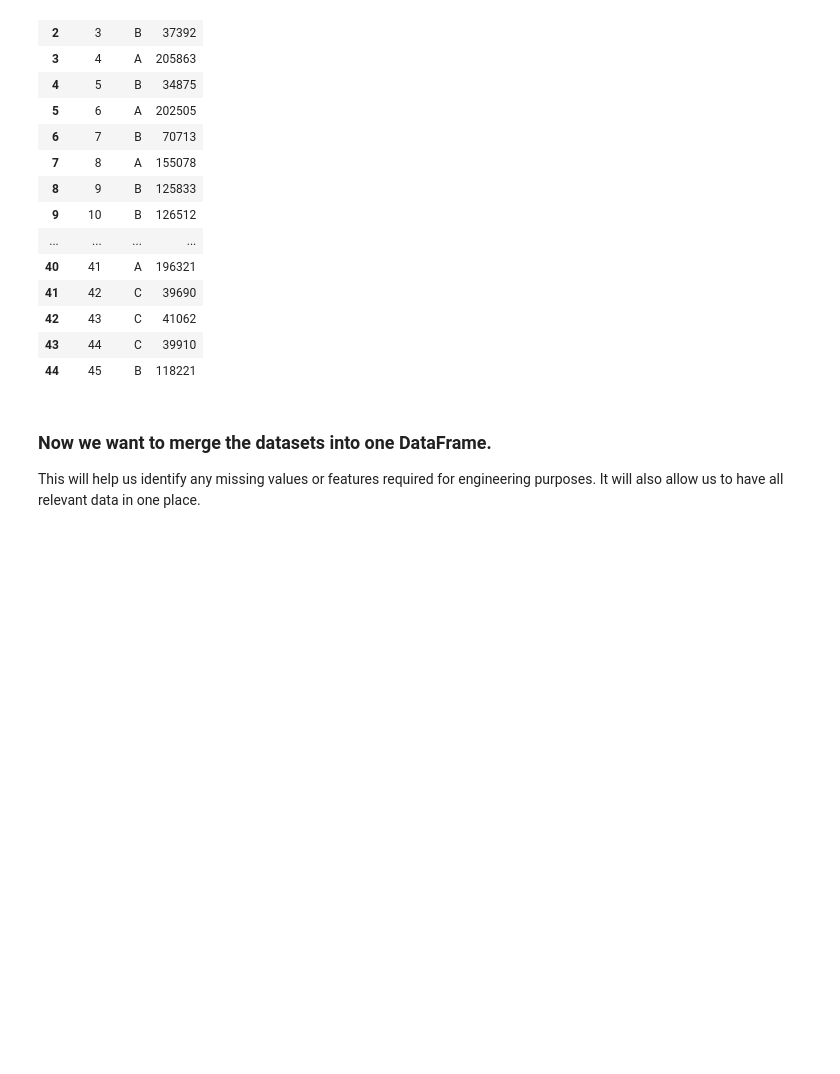
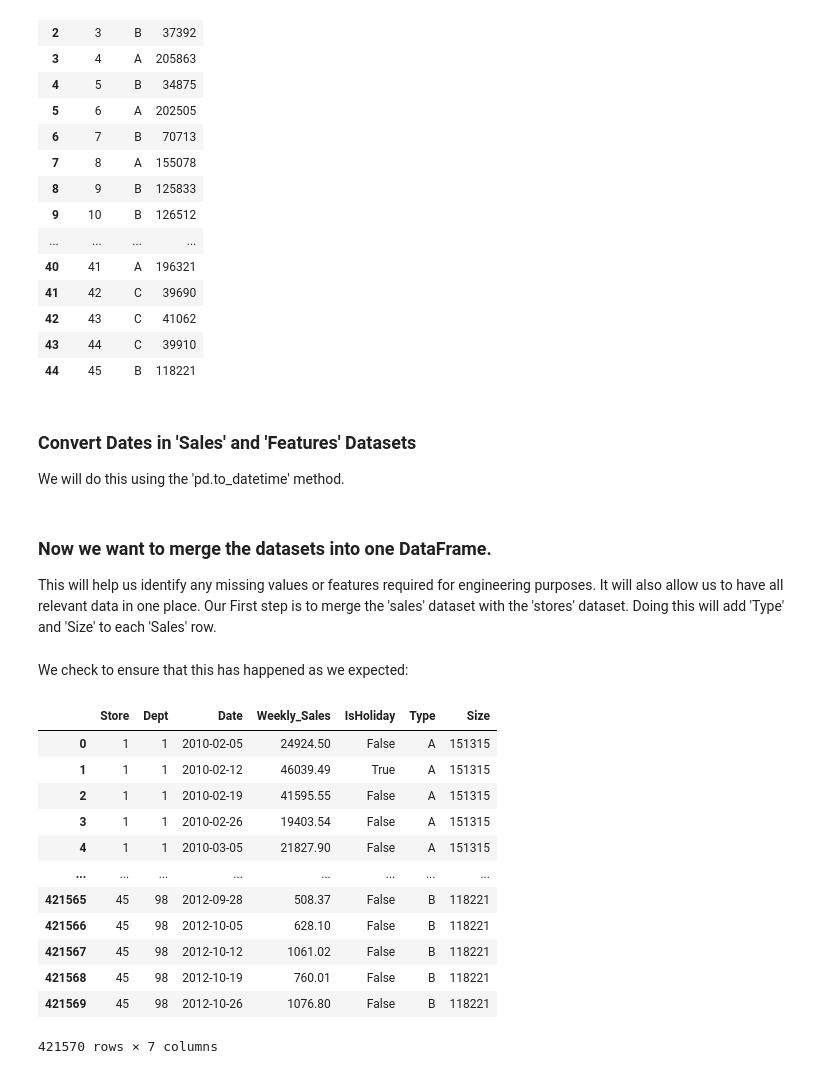
Before and after one commit to Richard-wv/wmca-da-project1, a Jupyter notebook: jupyter_notebooks/wmca-da-project1.ipynb, the cells around one changed output. Drawn from its saved outputs; the diff is of its cells as text; code cells hidden in the pictures; blank space fills up the shorter version.

```diff
--- a/jupyter_notebooks/wmca-da-project1.ipynb
+++ b/jupyter_notebooks/wmca-da-project1.ipynb
@@ -71,3 +71,6 @@ stores_df # Stores data
 | 42 | 43 | C | 41062 |
 | 43 | 44 | C | 39910 |
 | 44 | 45 | B | 118221 |
+# %% [markdown]
+### Convert Dates in 'Sales' and 'Features' Datasets
+We will do this using the 'pd.to_datetime' method.
@@ -75,3 +85,5 @@ stores_df # Stores data
 ### Now we want to merge the datasets into one DataFrame.
 This will help us identify any missing values or features required for engineering purposes.
 It will also allow us to have all relevant data in one place.
+Our First step is to merge the 'sales' dataset with the 'stores' dataset.
+Doing this will add 'Type' and 'Size' to each 'Sales' row.
@@ -77,0 +92,18 @@ It will also allow us to have all relevant data in one place.
+# %% [markdown]
+We check to ensure that this has happened as we expected:
+# %%
+merged_df
+# %% [output]
+|  | Store | Dept | Date | Weekly_Sales | IsHoliday | Type | Size |
+| 0 | 1 | 1 | 2010-02-05 | 24924.50 | False | A | 151315 |
+| 1 | 1 | 1 | 2010-02-12 | 46039.49 | True | A | 151315 |
+| 2 | 1 | 1 | 2010-02-19 | 41595.55 | False | A | 151315 |
+| 3 | 1 | 1 | 2010-02-26 | 19403.54 | False | A | 151315 |
+| 4 | 1 | 1 | 2010-03-05 | 21827.90 | False | A | 151315 |
+| ... | ... | ... | ... | ... | ... | ... | ... |
+| 421565 | 45 | 98 | 2012-09-28 | 508.37 | False | B | 118221 |
+| 421566 | 45 | 98 | 2012-10-05 | 628.10 | False | B | 118221 |
+| 421567 | 45 | 98 | 2012-10-12 | 1061.02 | False | B | 118221 |
+| 421568 | 45 | 98 | 2012-10-19 | 760.01 | False | B | 118221 |
+| 421569 | 45 | 98 | 2012-10-26 | 1076.80 | False | B | 118221 |
+421570 rows × 7 columns
```
Also changed, not shown: parts of 7 cells of this notebook.
